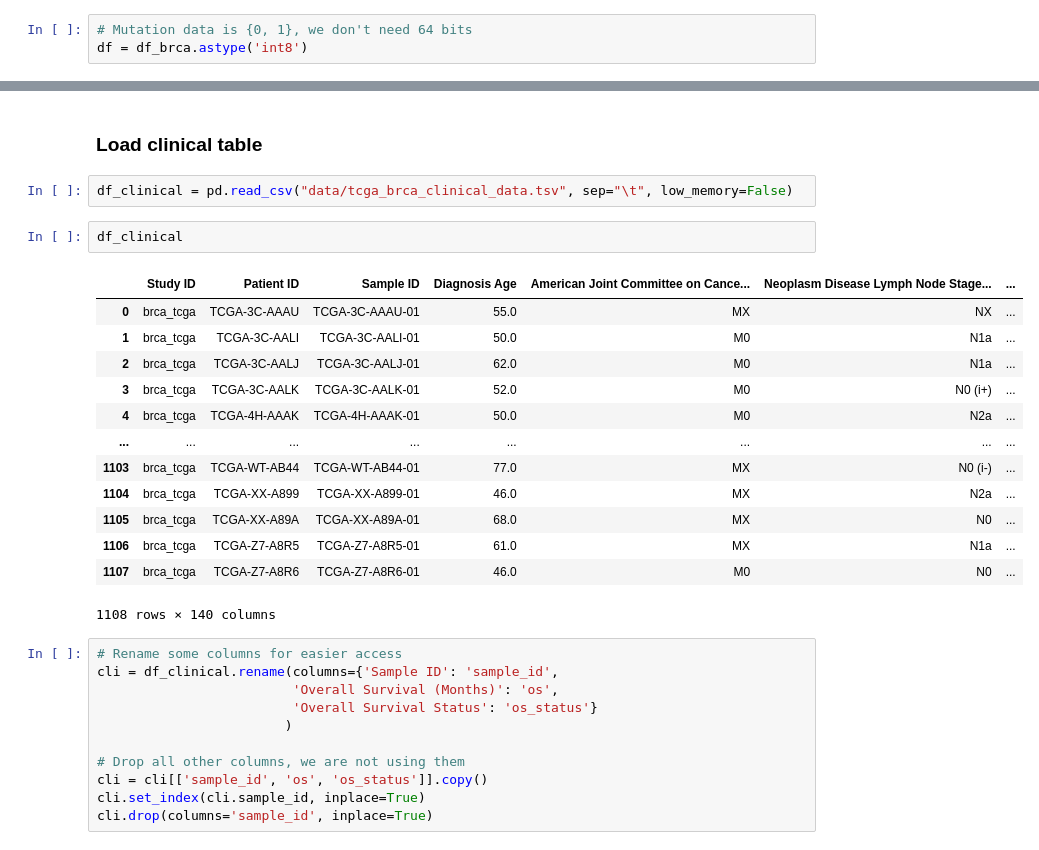
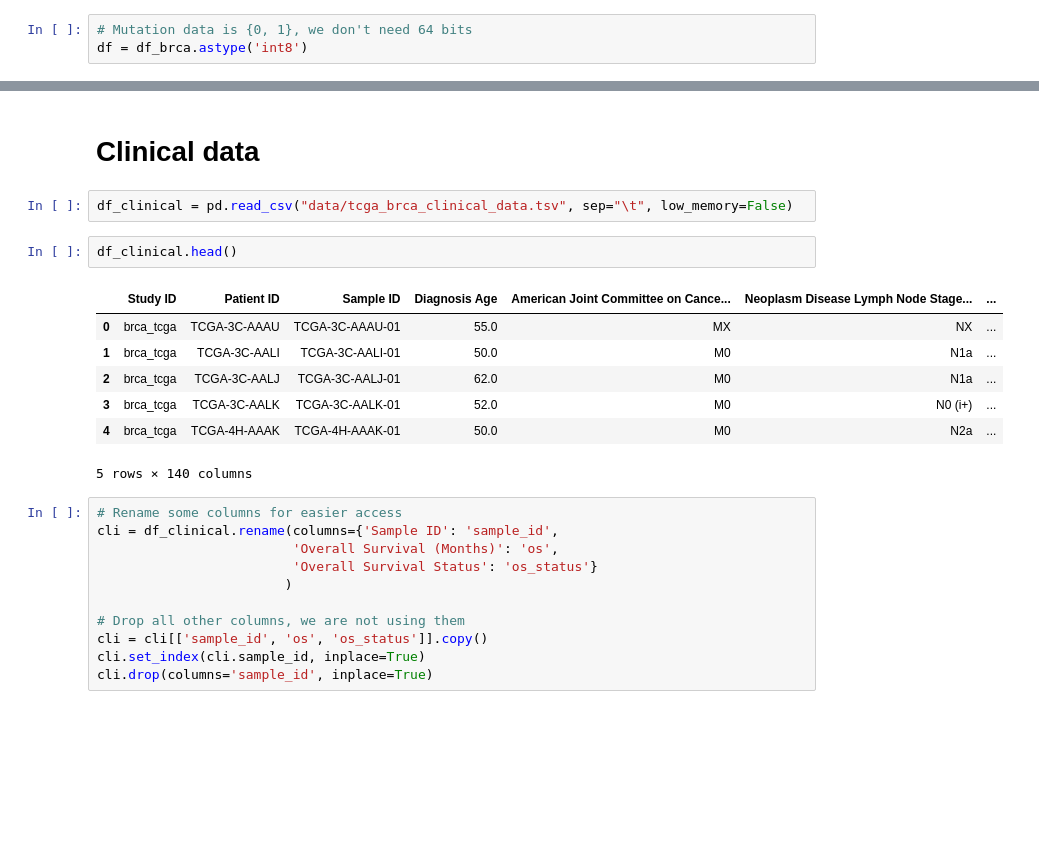
Before and after one commit to pcingola/NeuralNets, a Jupyter notebook: udacity/udacity_10min-BRCA.ipynb, the cells around one changed output, grey strips where cells are left out. Cells and saved outputs as stored; diff of their text form; blank space fills up the shorter version.

```diff
--- a/udacity/udacity_10min-BRCA.ipynb
+++ b/udacity/udacity_10min-BRCA.ipynb
@@ -48,23 +29,17 @@ sum(y), sum(1-y)
-# %% [markdown]
-### Load clinical table
+# %% [markdown]
+# Clinical data
 # %%
 df_clinical = pd.read_csv("data/tcga_brca_clinical_data.tsv", sep="\t", low_memory=False)
 # %%
-df_clinical
+df_clinical.head()
 # %% [output]
 |  | Study ID | Patient ID | Sample ID | Diagnosis Age | American Joint Committee on Cance... | Neoplasm Disease Lymph Node Stage... | ... |
 | 0 | brca_tcga | TCGA-3C-AAAU | TCGA-3C-AAAU-01 | 55.0 | MX | NX | ... |
 | 1 | brca_tcga | TCGA-3C-AALI | TCGA-3C-AALI-01 | 50.0 | M0 | N1a | ... |
 | 2 | brca_tcga | TCGA-3C-AALJ | TCGA-3C-AALJ-01 | 62.0 | M0 | N1a | ... |
 | 3 | brca_tcga | TCGA-3C-AALK | TCGA-3C-AALK-01 | 52.0 | M0 | N0 (i+) | ... |
 | 4 | brca_tcga | TCGA-4H-AAAK | TCGA-4H-AAAK-01 | 50.0 | M0 | N2a | ... |
-| ... | ... | ... | ... | ... | ... | ... | ... |
-| 1103 | brca_tcga | TCGA-WT-AB44 | TCGA-WT-AB44-01 | 77.0 | MX | N0 (i-) | ... |
-| 1104 | brca_tcga | TCGA-XX-A899 | TCGA-XX-A899-01 | 46.0 | MX | N2a | ... |
-| 1105 | brca_tcga | TCGA-XX-A89A | TCGA-XX-A89A-01 | 68.0 | MX | N0 | ... |
-| 1106 | brca_tcga | TCGA-Z7-A8R5 | TCGA-Z7-A8R5-01 | 61.0 | MX | N1a | ... |
-| 1107 | brca_tcga | TCGA-Z7-A8R6 | TCGA-Z7-A8R6-01 | 46.0 | M0 | N0 | ... |
-1108 rows × 140 columns
+5 rows × 140 columns
 # %%
 # Rename some columns for easier access
 cli = df_clinical.rename(columns={'Sample ID': 'sample_id',
```
Also changed, not shown: parts of 18 cells of this notebook.
